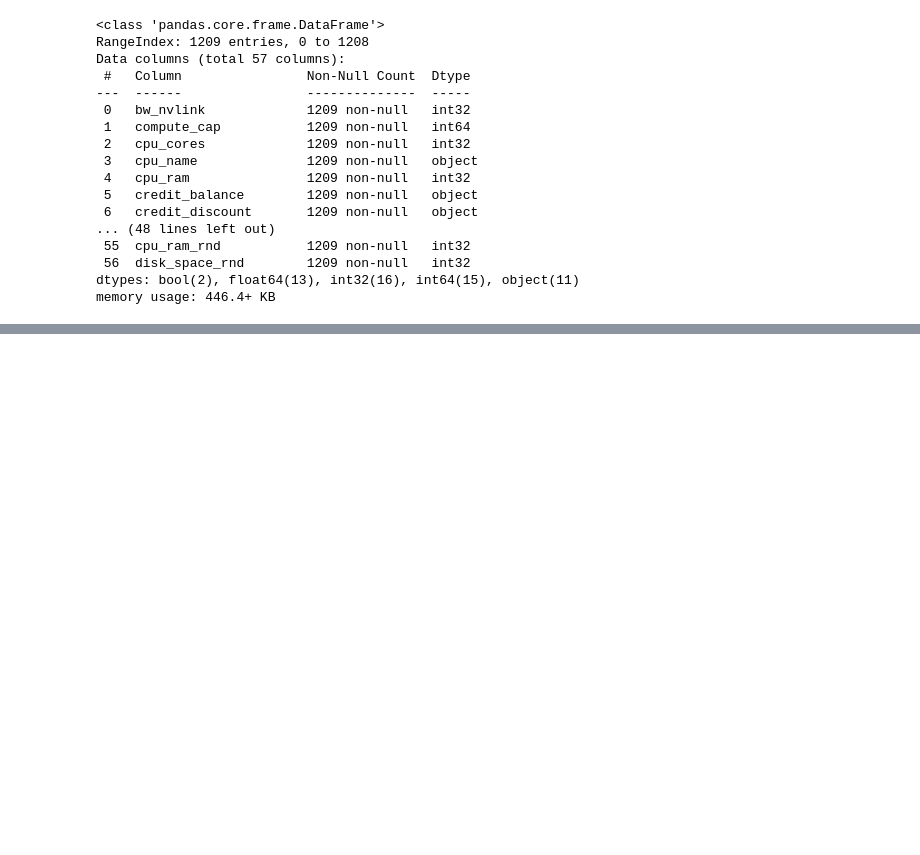
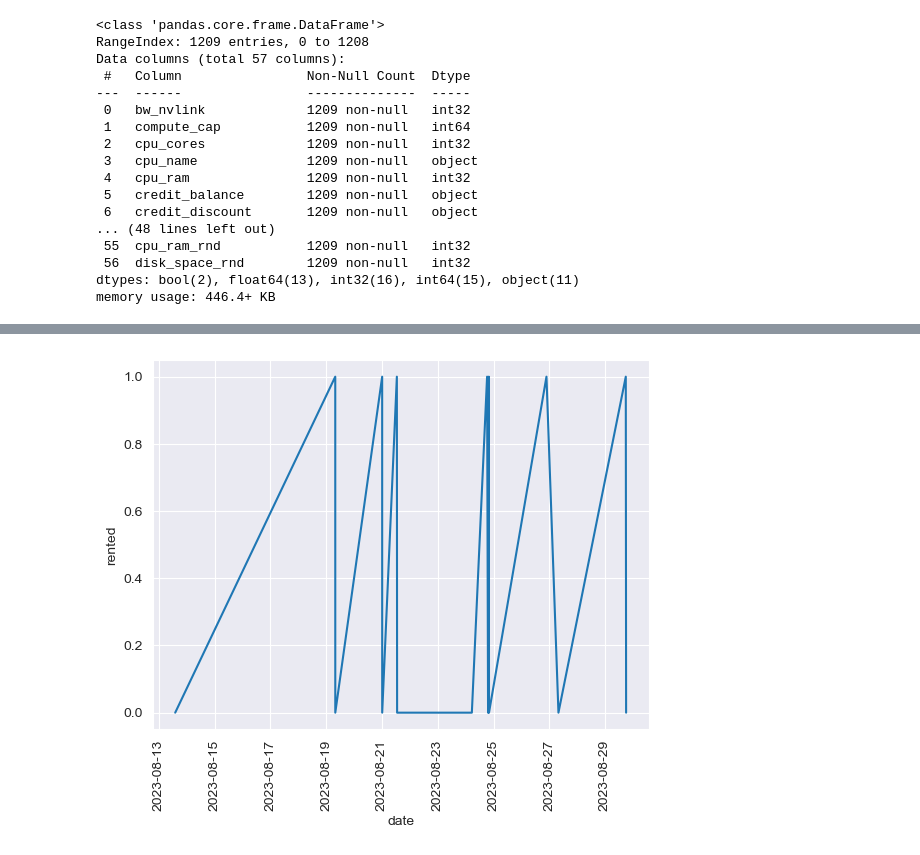
Before and after one commit to alkorolyov/vast-stats, a Jupyter notebook: notebooks/10 - tests.ipynb, the cells around one changed output, grey strips where cells are left out. Drawn from its saved outputs; the diff is of its cells as text; code cells hidden in the pictures; blank space fills up the shorter version.

```diff
--- a/notebooks/10 - tests.ipynb
+++ b/notebooks/10 - tests.ipynb
@@ -457,0 +459,4 @@ TypeError: __class__ assignment: 'ThreadsSuspendedSingleNotification' object lay
+# %%
+df = table_to_df('rent_ts', conn)
+# %%
+df['date'] = (df.timestamp * 1e9).apply(pd.to_datetime)
@@ -457,0 +483,6 @@ TypeError: __class__ assignment: 'ThreadsSuspendedSingleNotification' object lay
+# %%
+
+sns.lineplot(df.query('machine_id == 8506'), x='date', y='rented');
+plt.xticks(rotation=90);
+# %% [output]
+[figure, added]
```
Also changed, not shown: parts of 5 cells of this notebook, 6 other files.
